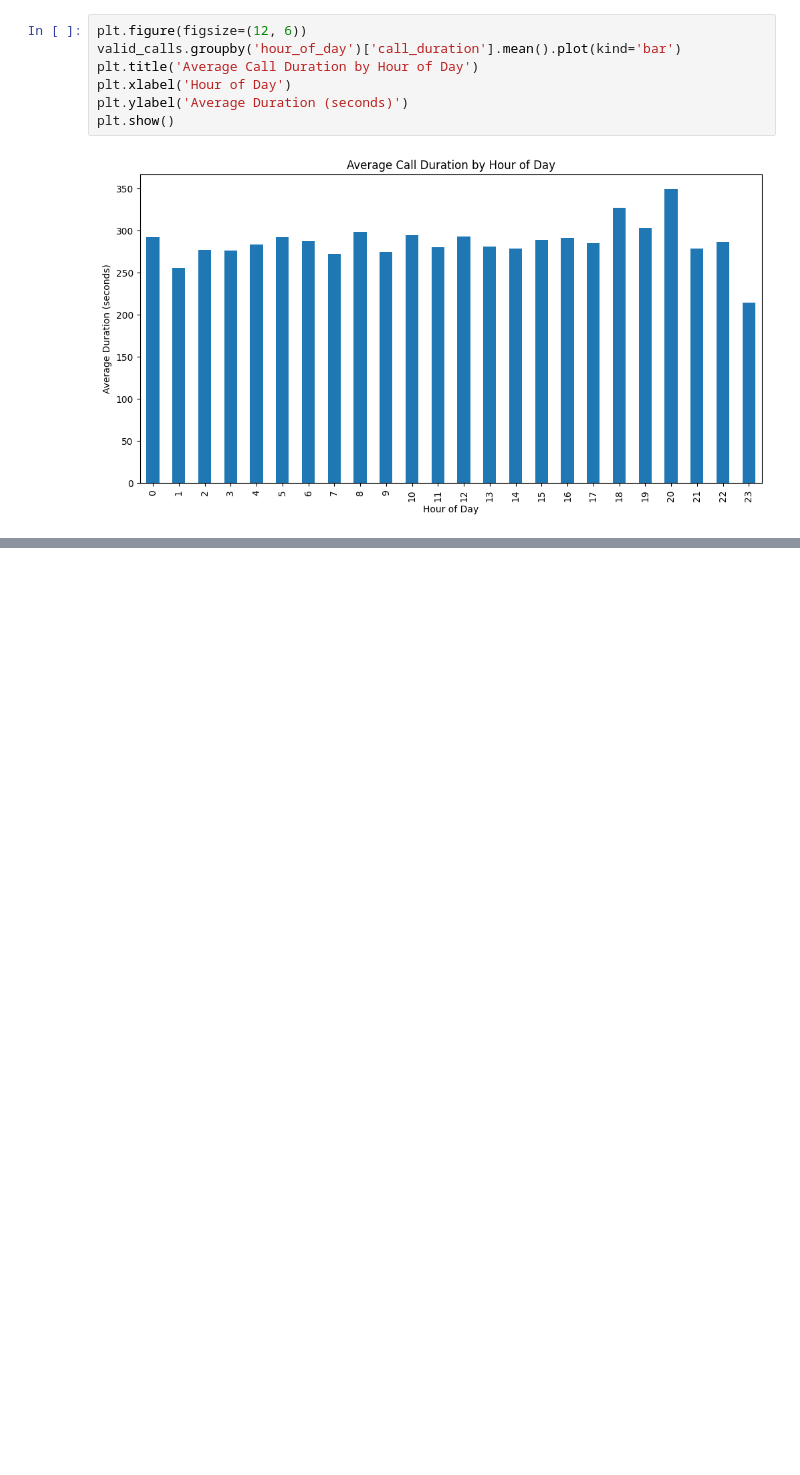
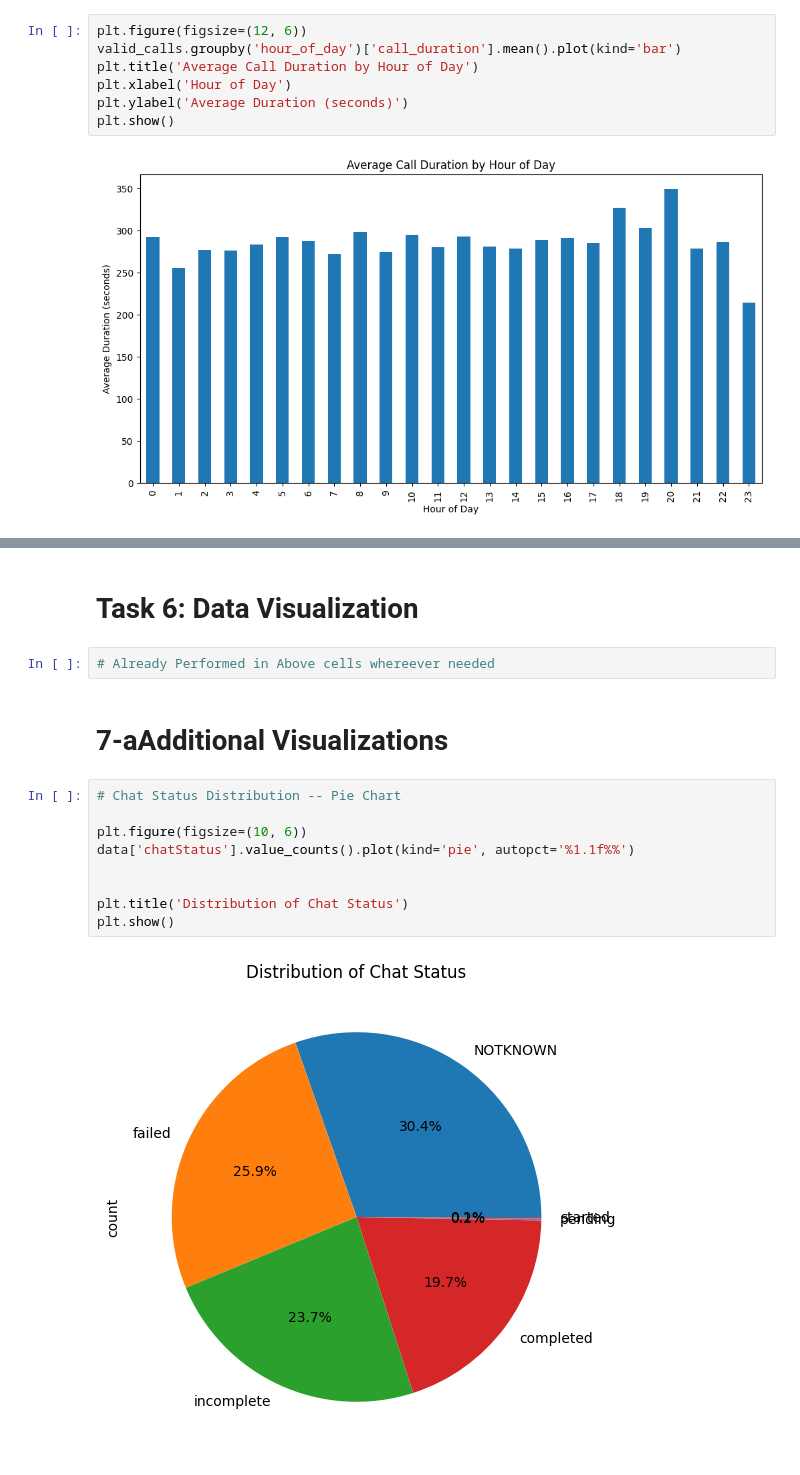
Before and after one commit to abhashgoyal/GuruCool-Analysis, a Jupyter notebook: Notebook/DataExplorations.ipynb, the cells around one changed output, grey strips where cells are left out. Saved outputs shown, nothing was run; the diff lists cells and outputs as text; blank space fills up the shorter version.

Commit message:
All Task Completed

```diff
--- a/Notebook/DataExplorations.ipynb
+++ b/Notebook/DataExplorations.ipynb
@@ -1008,0 +1034,17 @@ NameError: name 'data' is not defined
+# %% [markdown]
+# Task 6: Data Visualization
+# %%
+# Already Performed in Above cells whereever needed
+# %% [markdown]
+# 7-aAdditional Visualizations
+# %%
+# Chat Status Distribution -- Pie Chart
+
+plt.figure(figsize=(10, 6))
+data['chatStatus'].value_counts().plot(kind='pie', autopct='%1.1f%%')
+
+
+plt.title('Distribution of Chat Status')
+plt.show()
+# %% [output]
+[figure, added]
```
Also changed, not shown: parts of 31 cells of this notebook.
